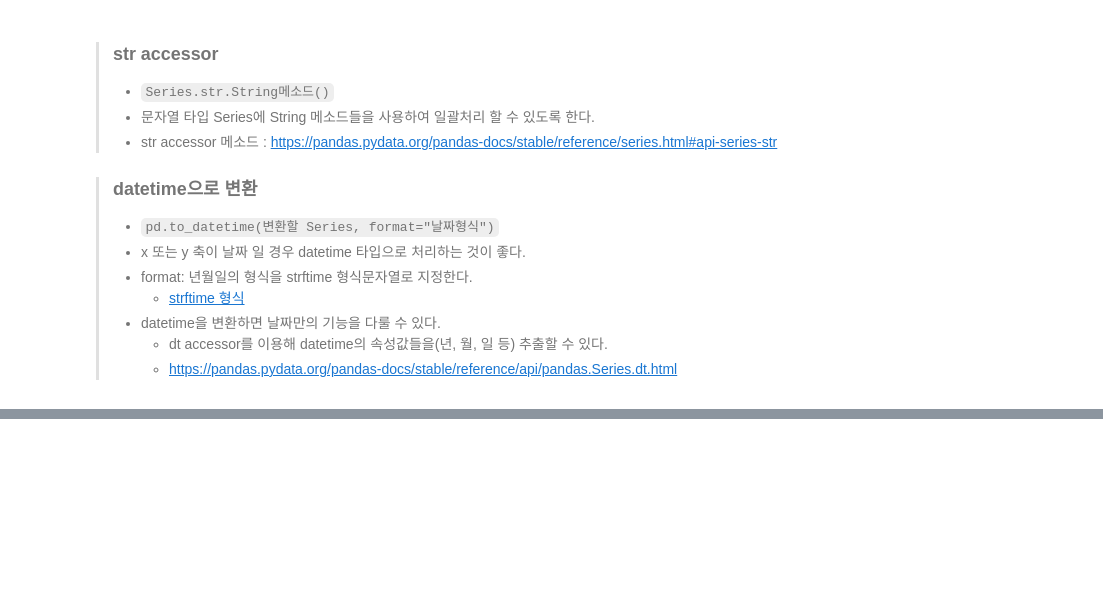
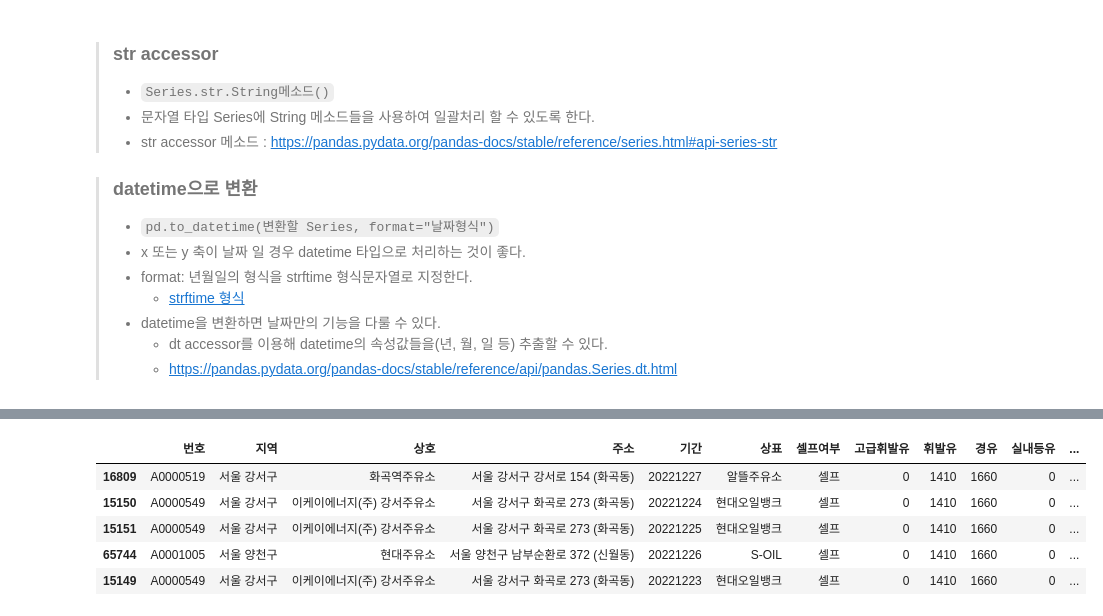
Before and after one commit to Hyunzuny/classes, a Jupyter notebook: 05.시각화/주유소예제/서울시 주유소 유가 데이터 분석.ipynb, the cells around one changed output, grey strips where cells are left out. Cells and saved outputs as stored; diff of their text form; code cells hidden in the pictures; blank space fills up the shorter version.

```diff
--- a/05.시각화/주유소예제/서울시 주유소 유가 데이터 분석.ipynb
+++ b/05.시각화/주유소예제/서울시 주유소 유가 데이터 분석.ipynb
@@ -102,4 +207,12 @@ df.filter(like='유') ,df.filter(like='유')
 # %%
 # 휘발유 가격이 가장 저렴한 5개 행 조회 (단 0원인 주유소 제외)
+result[result['휘발유']>0].sort_values('휘발유').head()
+# %% [output]
+|  | 번호 | 지역 | 상호 | 주소 | 기간 | 상표 | 셀프여부 | 고급휘발유 | 휘발유 | 경유 | 실내등유 | ... |
+| 16809 | A0000519 | 서울 강서구 | 화곡역주유소 | 서울 강서구 강서로 154 (화곡동) | 20221227 | 알뜰주유소 | 셀프 | 0 | 1410 | 1660 | 0 | ... |
+| 15150 | A0000549 | 서울 강서구 | 이케이에너지(주) 강서주유소 | 서울 강서구 화곡로 273 (화곡동) | 20221224 | 현대오일뱅크 | 셀프 | 0 | 1410 | 1660 | 0 | ... |
+| 15151 | A0000549 | 서울 강서구 | 이케이에너지(주) 강서주유소 | 서울 강서구 화곡로 273 (화곡동) | 20221225 | 현대오일뱅크 | 셀프 | 0 | 1410 | 1660 | 0 | ... |
+| 65744 | A0001005 | 서울 양천구 | 현대주유소 | 서울 양천구 남부순환로 372 (신월동) | 20221226 | S-OIL | 셀프 | 0 | 1410 | 1660 | 0 | ... |
+| 15149 | A0000549 | 서울 강서구 | 이케이에너지(주) 강서주유소 | 서울 강서구 화곡로 273 (화곡동) | 20221223 | 현대오일뱅크 | 셀프 | 0 | 1410 | 1660 | 0 | ... |
 # %%
 # 고급휘발유 가격이 가장 비싼 5개 행 조회
```
Also changed, not shown: parts of 14 cells of this notebook, 2 other files.
